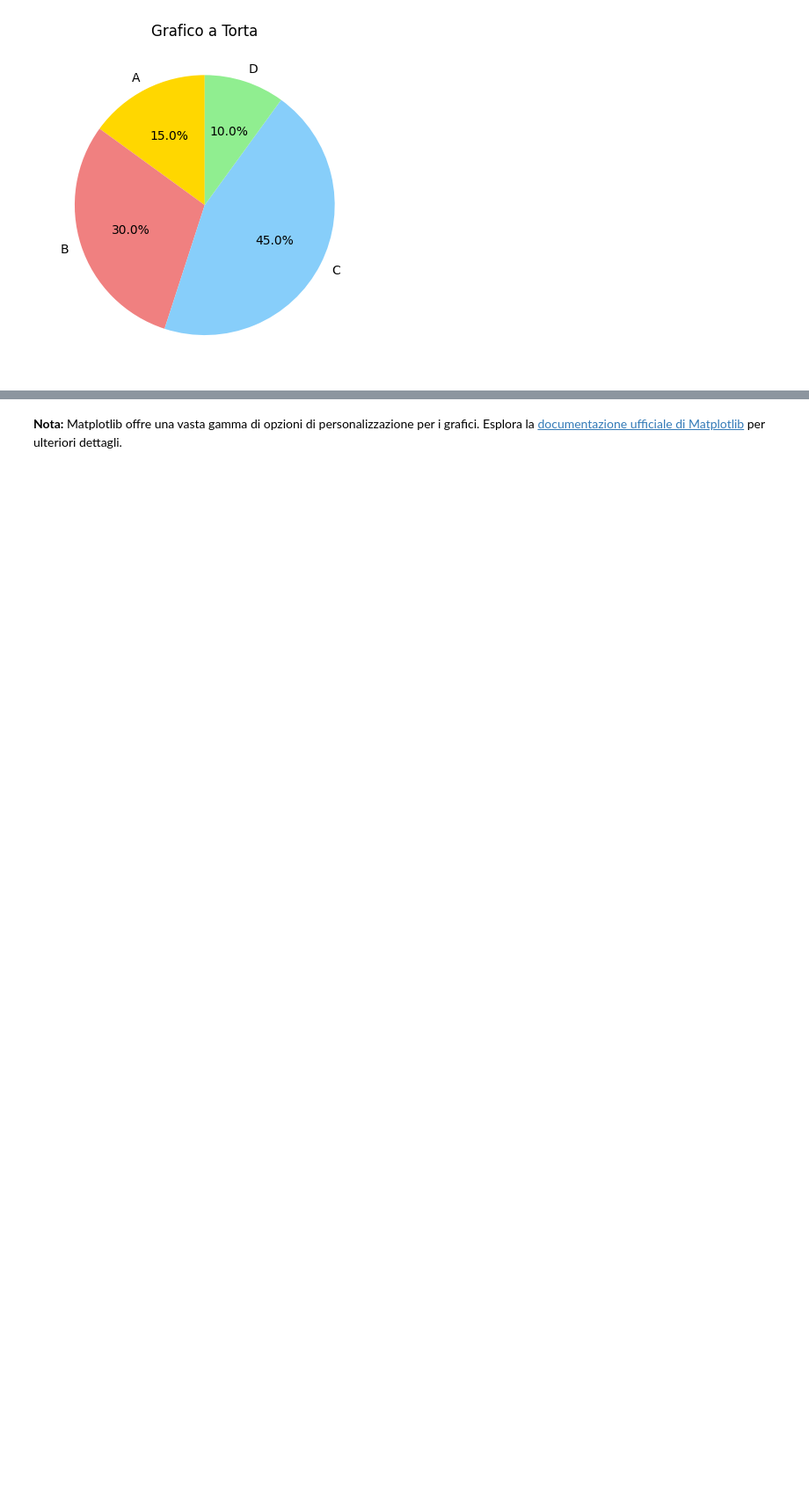
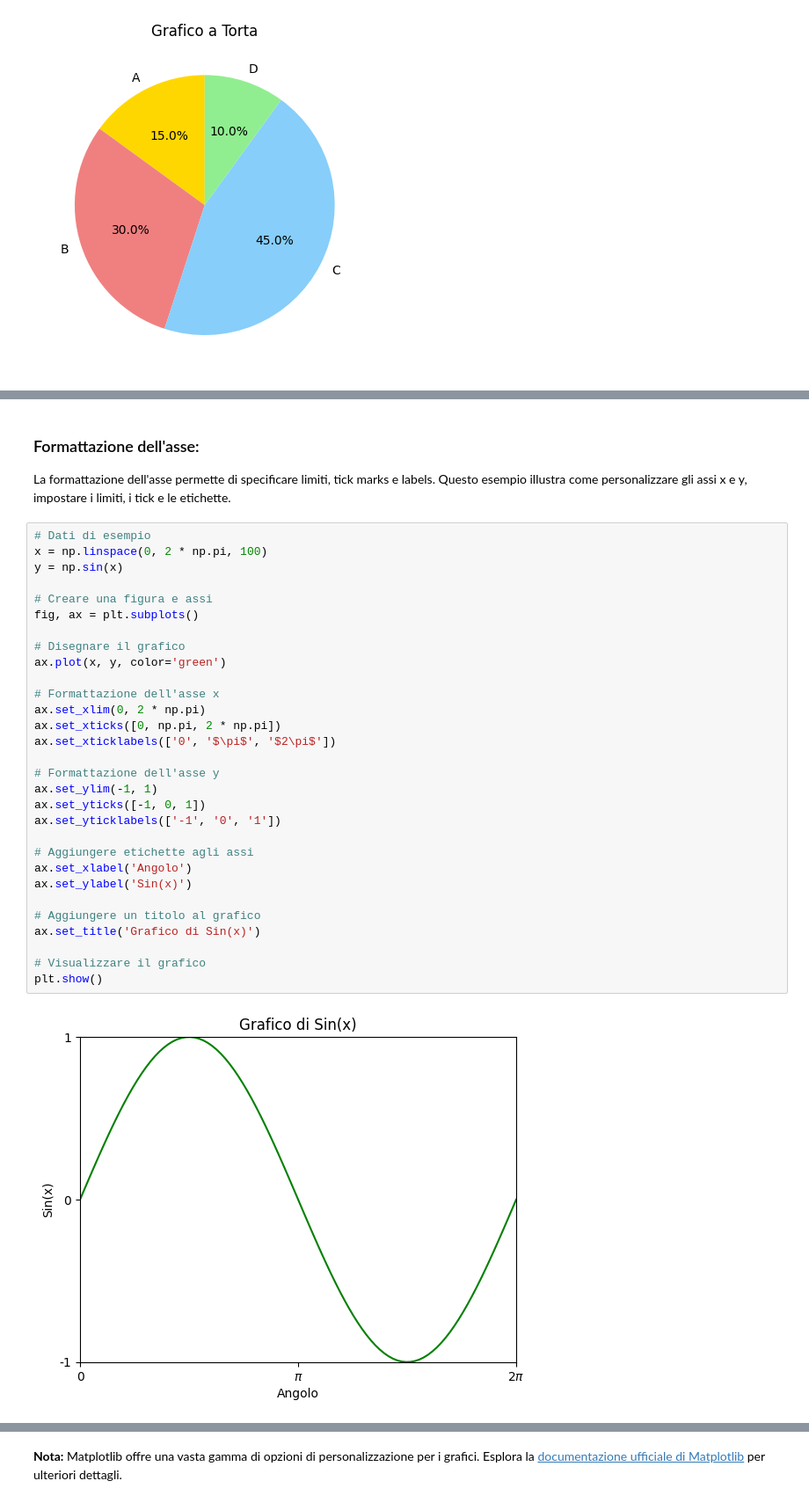
Before and after one commit to BoiMat/Python_course_CIOFS_2023, a Jupyter notebook: Lezione_8/Lezione_8_Librerie.ipynb, the cells around one changed output, grey strips where cells are left out. Shown at 88% size. Cells and saved outputs as stored; diff of their text form; blank space fills up the shorter version.

```diff
--- a/Lezione_8/Lezione_8_Librerie.ipynb
+++ b/Lezione_8/Lezione_8_Librerie.ipynb
@@ -405,0 +441,36 @@ plt.show()
+# %% [markdown]
+
+### Formattazione dell'asse:
+La formattazione dell'asse permette di specificare limiti, tick marks e labels. Questo esempio illustra come personalizzare gli assi x e y, impostare i limiti, i tick e le etichette.
+# %%
+# Dati di esempio
+x = np.linspace(0, 2 * np.pi, 100)
+y = np.sin(x)
+
+# Creare una figura e assi
+fig, ax = plt.subplots()
+
+# Disegnare il grafico
+ax.plot(x, y, color='green')
+
+# Formattazione dell'asse x
+ax.set_xlim(0, 2 * np.pi)
+ax.set_xticks([0, np.pi, 2 * np.pi])
+ax.set_xticklabels(['0', '$\pi$', '$2\pi$'])
+
+# Formattazione dell'asse y
+ax.set_ylim(-1, 1)
+ax.set_yticks([-1, 0, 1])
+ax.set_yticklabels(['-1', '0', '1'])
+
+# Aggiungere etichette agli assi
+ax.set_xlabel('Angolo')
+ax.set_ylabel('Sin(x)')
+
+# Aggiungere un titolo al grafico
+ax.set_title('Grafico di Sin(x)')
+
+# Visualizzare il grafico
+plt.show()
+# %% [output]
+[figure, added]
```
Also changed, not shown: parts of 4 cells of this notebook.
